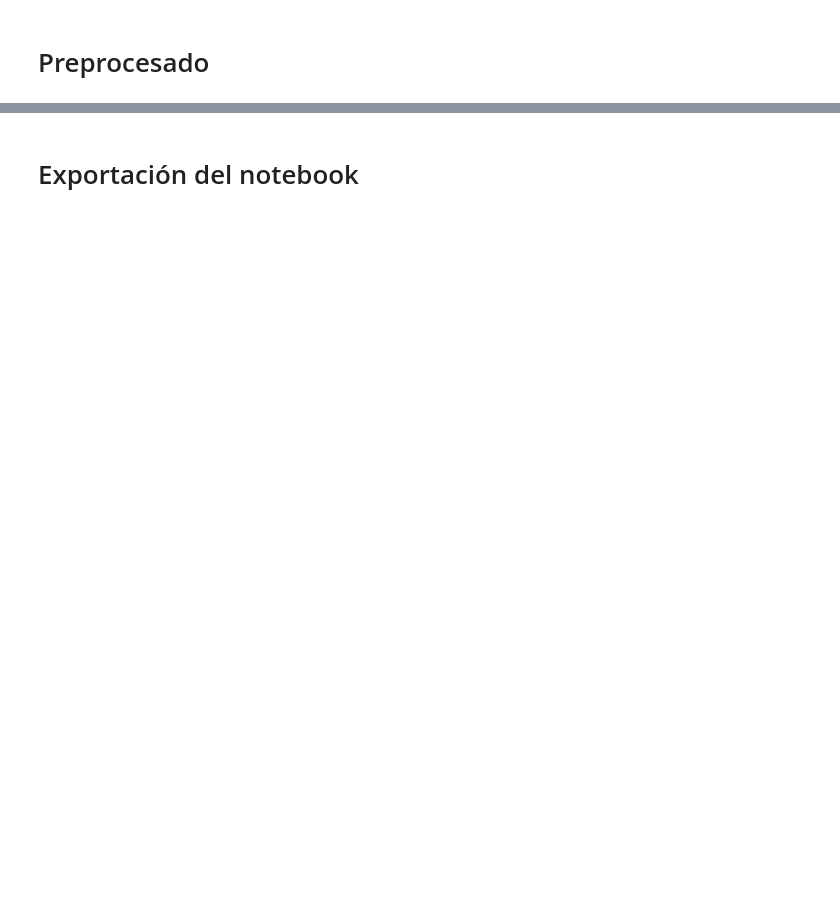
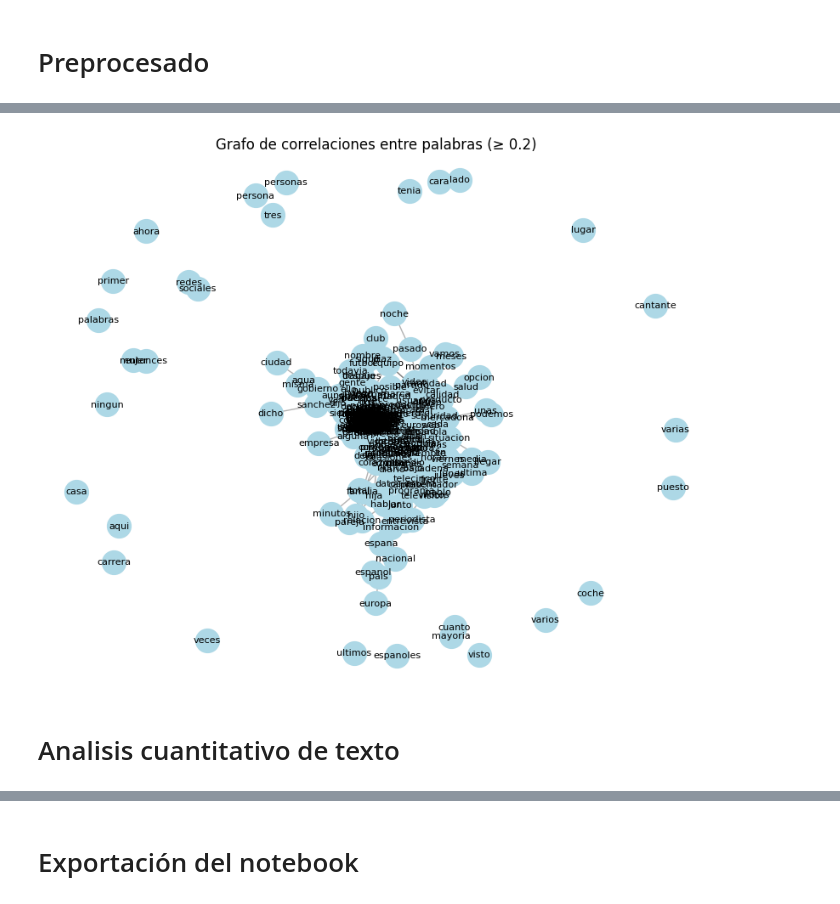
Before and after one commit to Lna-TY/DM_Text_Mining, a Jupyter notebook: practica_text_mining.ipynb, the cells around one changed output, grey strips where cells are left out. Cells and saved outputs as stored; diff of their text form; code cells hidden in the pictures; blank space fills up the shorter version.

```diff
--- a/practica_text_mining.ipynb
+++ b/practica_text_mining.ipynb
@@ -71,0 +316,19 @@ df[['title', 'text', 'source']].head(10)
+# %%
+freq_threshold = 100  # aparece en más de 100 artículos, filtrar palabras muy poco frecuentes para acelerar el cálculo
+dtm_filtrada = dt_matrix.loc[:, dt_matrix.sum(axis=0) > freq_threshold]
+
+# Calcular matriz de correlación
+c = dtm_filtrada.corr()
+
+# Eliminar correlaciones débiles (<0.2)
+corThreshold = 0.2
+c[c < corThreshold] = 0
+
+# Limpiar valores nulos y diagonales
+c = np.nan_to_num(c)
+np.fill_diagonal(c, 0)
+
+# Ejemplo
+palabra = "gobierno"
+correlaciones = dtm_filtrada.corrwith(dtm_filtrada[palabra]).sort_values(ascending=False)
+correlaciones.head(10)
@@ -71,0 +348,20 @@ df[['title', 'text', 'source']].head(10)
+# %%
+# Crear grafo no dirigido ponderado
+G = nx.Graph(c)
+
+# Etiquetas = nombres de las palabras
+labels = {i: col for i, col in enumerate(dtm_filtrada.columns)}
+
+# Dibujo del grafo
+plt.figure(figsize=(10, 8))
+pos = nx.spring_layout(G, seed=42)
+nx.draw_networkx_nodes(G, pos, node_size=400, node_color='lightblue')
+nx.draw_networkx_edges(G, pos, alpha=0.3)
+nx.draw_networkx_labels(G, pos, labels=labels, font_size=8)
+plt.title("Grafo de correlaciones entre palabras (≥ 0.2)")
+plt.axis("off")
+plt.show()
+# %% [output]
+[figure, added]
+# %% [markdown]
+# Analisis cuantitativo de texto
```
Also changed, not shown: parts of 44 cells of this notebook.
